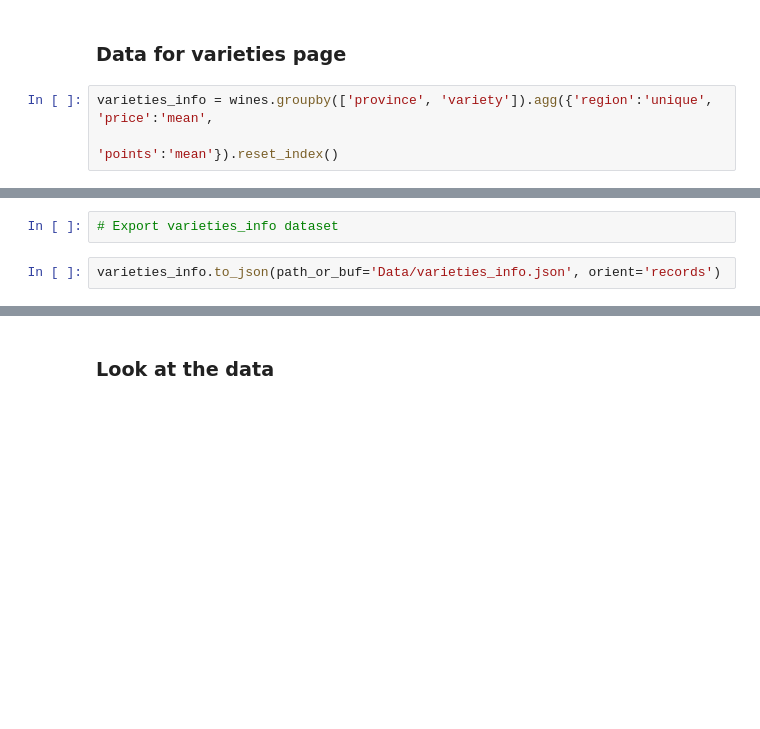
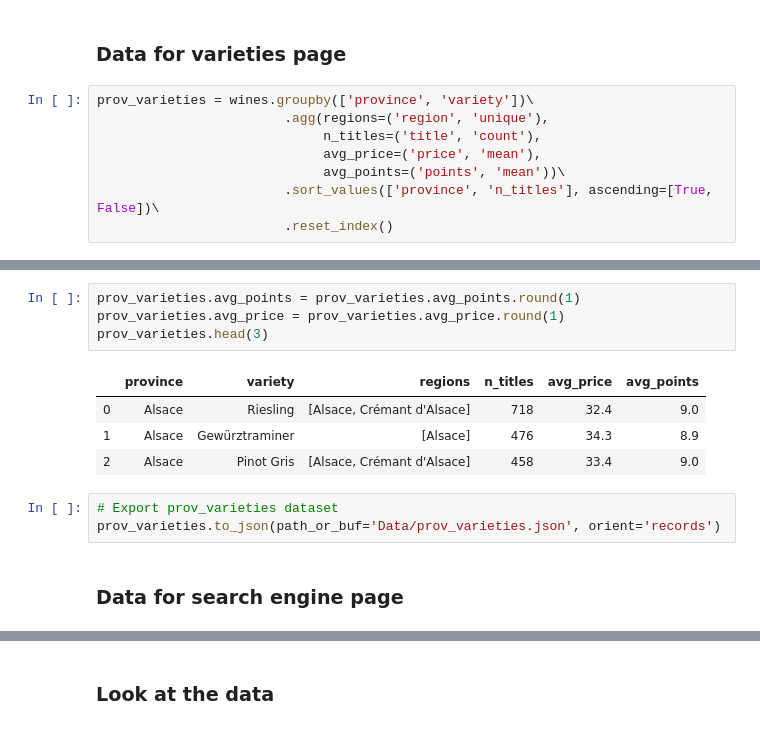
Before and after one commit to com-480-data-visualization/com-480-project-lesvizerables, a Jupyter notebook: Province_Renaming.ipynb, the cells around one changed output, grey strips where cells are left out. Drawn from its saved outputs; the diff is of its cells as text; blank space fills up the shorter version.

Commit message:
Fixed datasets and groupings

```diff
--- a/Province_Renaming.ipynb
+++ b/Province_Renaming.ipynb
@@ -185,5 +192,10 @@ province_info.to_json(path_or_buf='Data/province_info.json', orient='records')
 # %% [markdown]
 ### Data for varieties page
 # %%
-varieties_info = wines.groupby(['province', 'variety']).agg({'region':'unique', 'price':'mean',
-                                                             'points':'mean'}).reset_index()
+prov_varieties = wines.groupby(['province', 'variety'])\
+                        .agg(regions=('region', 'unique'),
+                             n_titles=('title', 'count'),
+                             avg_price=('price', 'mean'),
+                             avg_points=('points', 'mean'))\
+                        .sort_values(['province', 'n_titles'], ascending=[True, False])\
+                        .reset_index()
@@ -206,4 +202,14 @@ varieties_info
-# %%
-# Export varieties_info dataset
+# %%
+prov_varieties.avg_points = prov_varieties.avg_points.round(1)
+prov_varieties.avg_price = prov_varieties.avg_price.round(1)
+prov_varieties.head(3)
+# %% [output]
+|  | province | variety | regions | n_titles | avg_price | avg_points |
+| 0 | Alsace | Riesling | [Alsace, Crémant d'Alsace] | 718 | 32.4 | 9.0 |
+| 1 | Alsace | Gewürztraminer | [Alsace] | 476 | 34.3 | 8.9 |
+| 2 | Alsace | Pinot Gris | [Alsace, Crémant d'Alsace] | 458 | 33.4 | 9.0 |
 # %%
-varieties_info.to_json(path_or_buf='Data/varieties_info.json', orient='records')
+# Export prov_varieties dataset
+prov_varieties.to_json(path_or_buf='Data/prov_varieties.json', orient='records')
+# %% [markdown]
+### Data for search engine page
```
Also changed, not shown: parts of 18 cells of this notebook, 1 other file.
